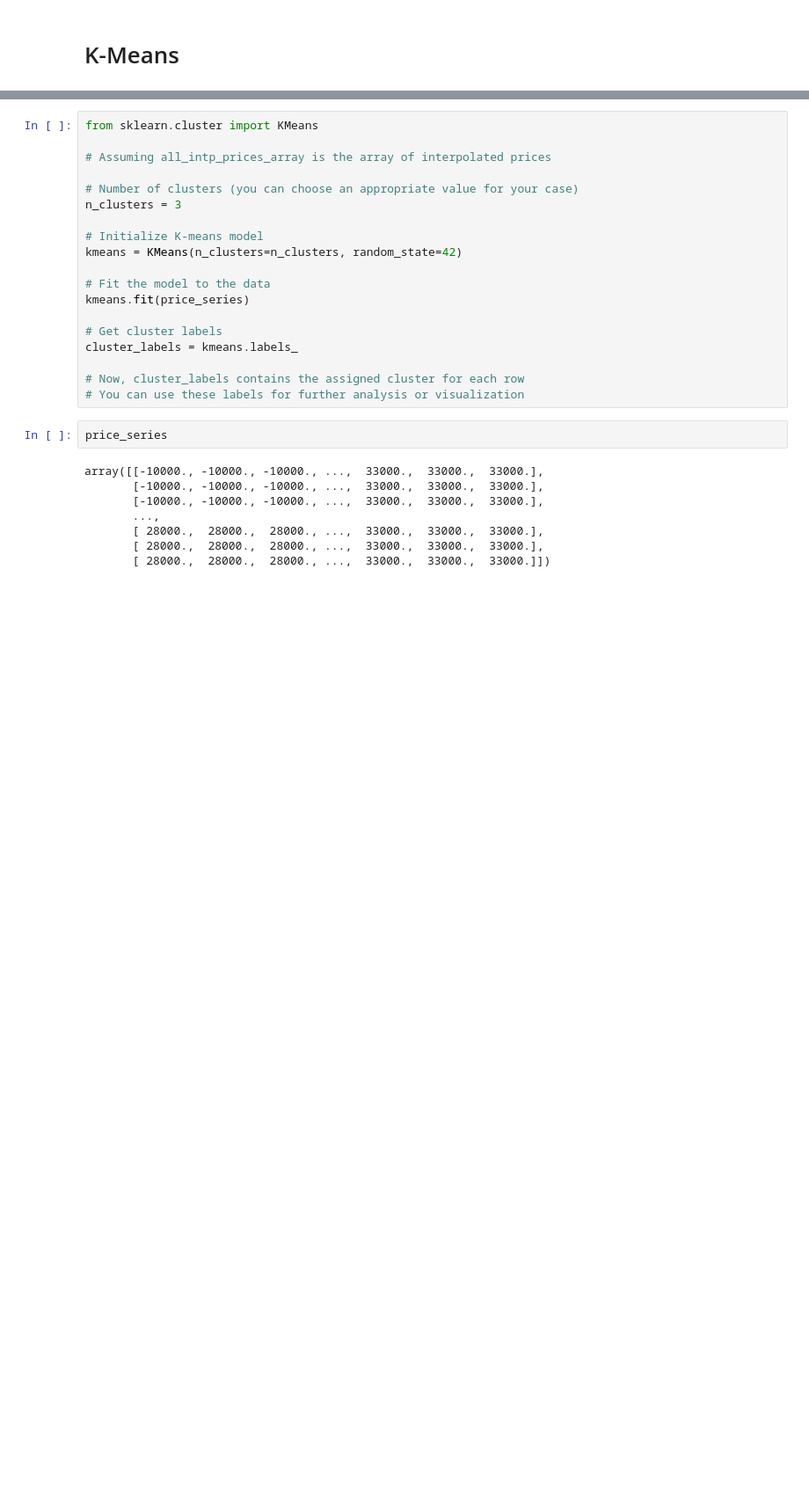
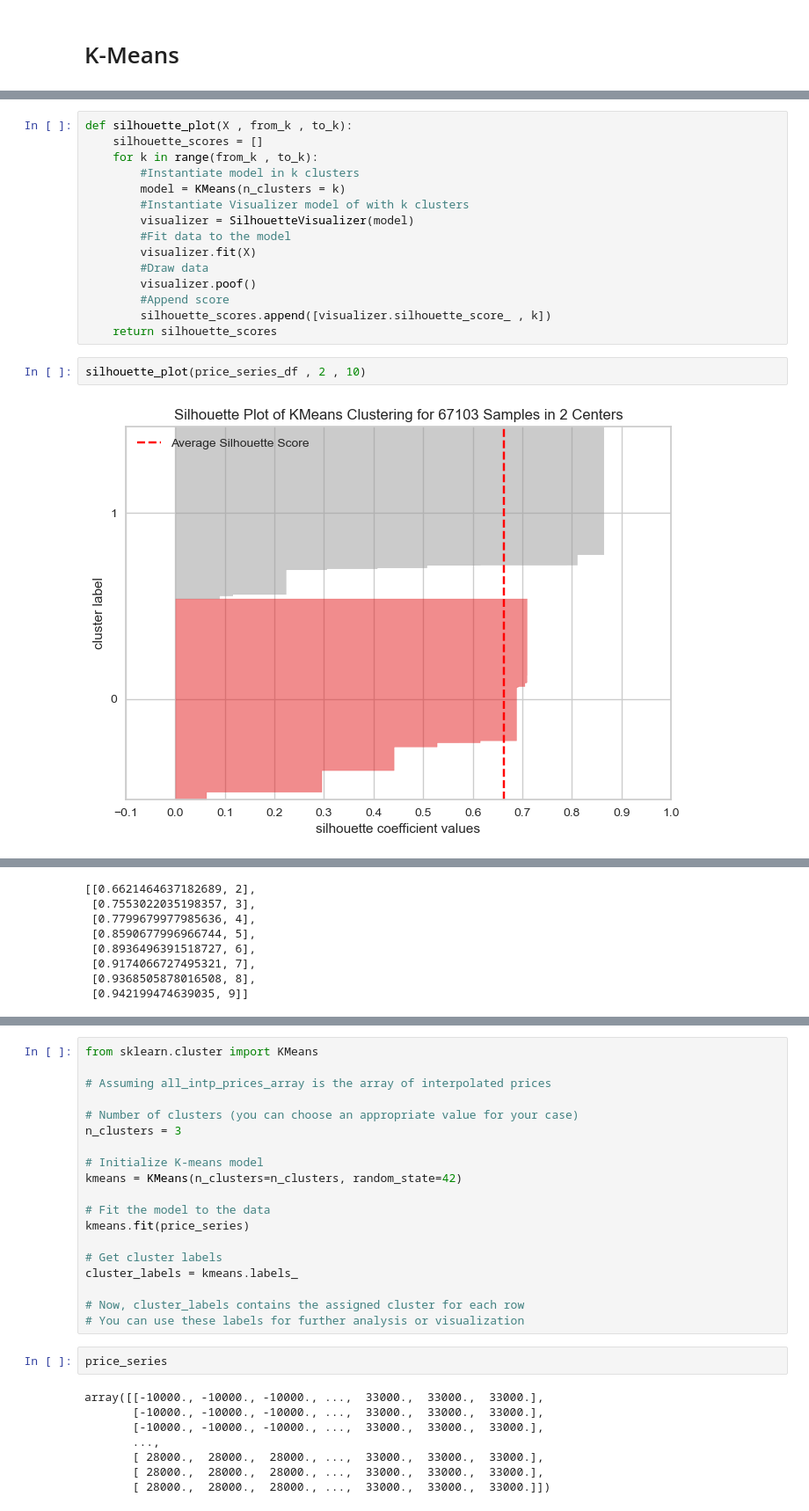
Before and after one commit to gbrosell/maroon-archers, a Jupyter notebook: Feature_Engineering.ipynb, the cells around one changed output, grey strips where cells are left out. Shown at 88% size. Saved outputs shown, nothing was run; the diff lists cells and outputs as text; blank space fills up the shorter version.

```diff
--- a/Feature_Engineering.ipynb
+++ b/Feature_Engineering.ipynb
@@ -281,0 +363,19 @@ MemoryError: Unable to allocate 33.5 GiB for an array with shape (67103, 67103)
+# %%
+def silhouette_plot(X , from_k , to_k):
+    silhouette_scores = []
+    for k in range(from_k , to_k):
+        #Instantiate model in k clusters
+        model = KMeans(n_clusters = k)
+        #Instantiate Visualizer model of with k clusters
+        visualizer = SilhouetteVisualizer(model)
+        #Fit data to the model
+        visualizer.fit(X)
+        #Draw data
+        visualizer.poof()
+        #Append score
+        silhouette_scores.append([visualizer.silhouette_score_ , k])
+    return silhouette_scores
+# %%
+silhouette_plot(price_series_df , 2 , 10)
+# %% [output]
+[figure, added]
@@ -281,0 +389,8 @@ MemoryError: Unable to allocate 33.5 GiB for an array with shape (67103, 67103)
+[[0.6621464637182689, 2],
+ [0.7553022035198357, 3],
+ [0.7799679977985636, 4],
+ [0.8590677996966744, 5],
+ [0.8936496391518727, 6],
+ [0.9174066727495321, 7],
+ [0.9368505878016508, 8],
+ [0.942199474639035, 9]]
```
Also changed, not shown: parts of 28 cells of this notebook, 1 other file.
